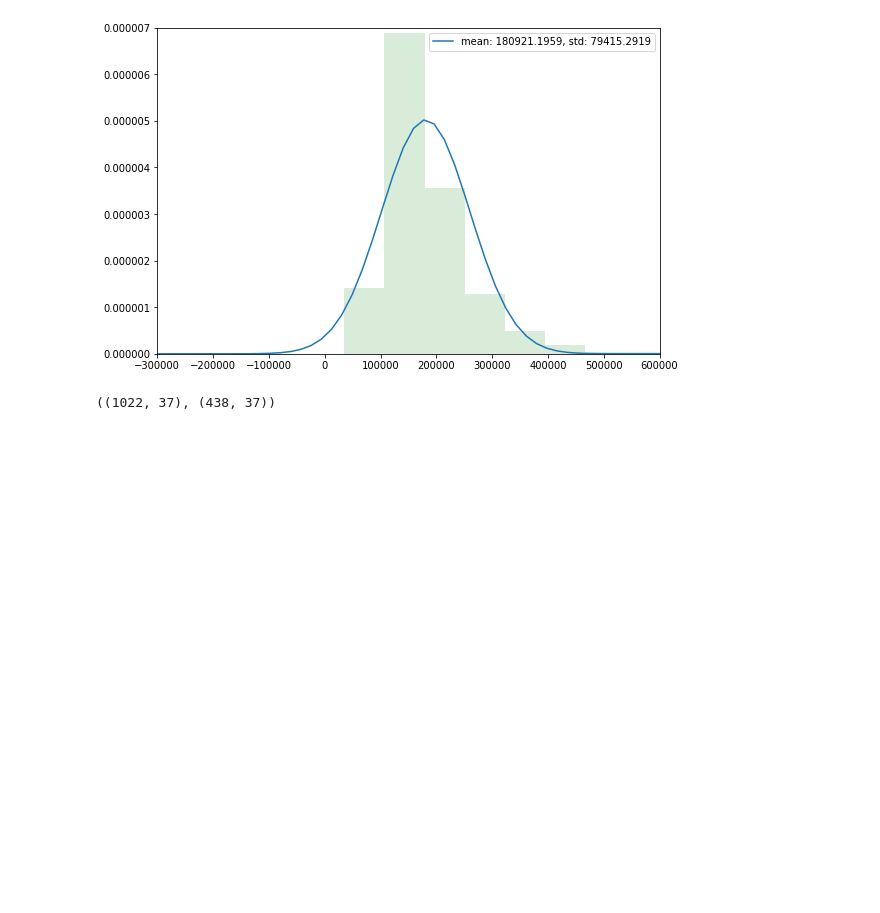
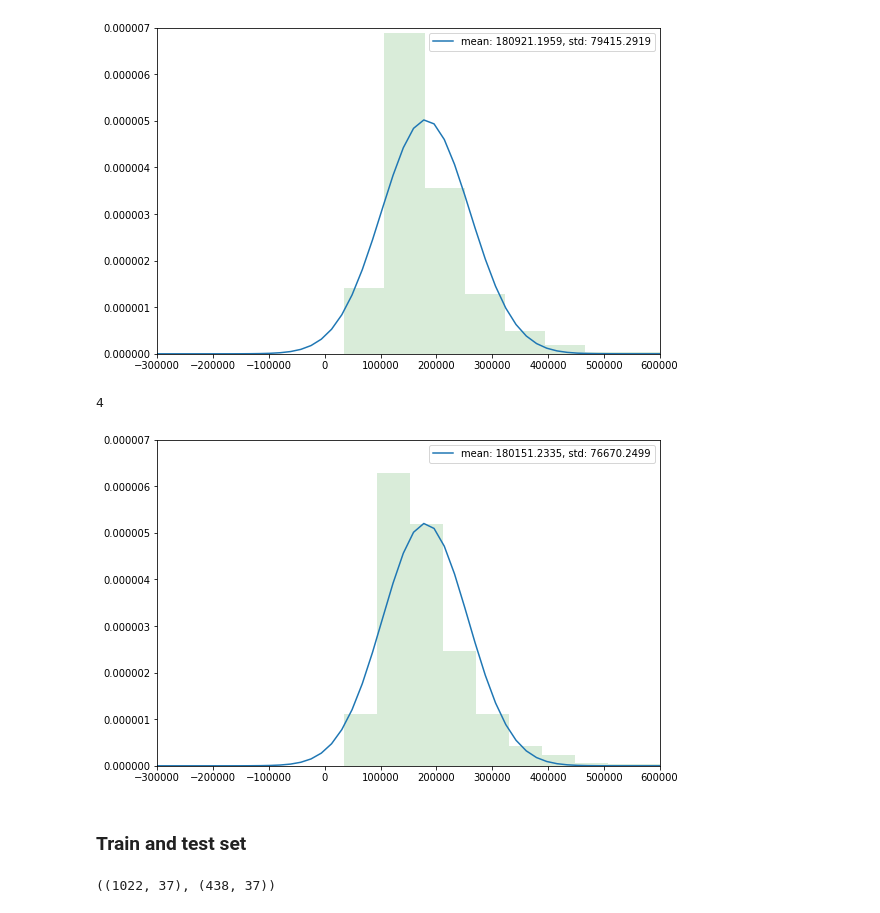
Before and after one commit to jakedaford/housing-prices-ML-project, a Jupyter notebook: olga/Ames_housing_EDA_Olga.ipynb, the cells around one changed output. Saved outputs shown, nothing was run; the diff lists cells and outputs as text; code cells hidden in the pictures; blank space fills up the shorter version.

```diff
--- a/olga/Ames_housing_EDA_Olga.ipynb
+++ b/olga/Ames_housing_EDA_Olga.ipynb
@@ -331,6 +335,28 @@ plt.legend()
 plt.show()
 # %% [output]
 [figure]
+# %%
+not_huge_df = df[df['GrLivArea'] < 4000] #removing houses that are greater than 4000 sqft
+not_huge_df.shape
+df.shape[0] - not_huge_df.shape[0]
+# %% [output]
+4
+# %%
+y_not_huge=not_huge_df['SalePrice']
+# %%
+plt.figure(figsize=(9, 6))
+plt.xlim(-300000, 600000)
+plt.ylim(0, 0.000007)
+plt.hist(y_not_huge.values, color='green', bins=10, normed=True, alpha=0.15)
+my_norm = stats.norm(np.mean(y_not_huge.values), np.std(y_not_huge.values)).pdf
+label = "mean: %.4f, std: %.4f" % (np.mean(y_not_huge.values), np.std(y_not_huge.values))
+plt.plot(np.linspace(-300000, 600000), my_norm(np.linspace(-300000, 600000)), label=label)
+plt.legend()
+plt.show()
+# %% [output]
+[figure, added]
+# %% [markdown]
+### Train and test set
 # %%
 #Split the data 70-30 train/test
 from sklearn.model_selection import train_test_split
```
Also changed, not shown: parts of 23 cells of this notebook.
